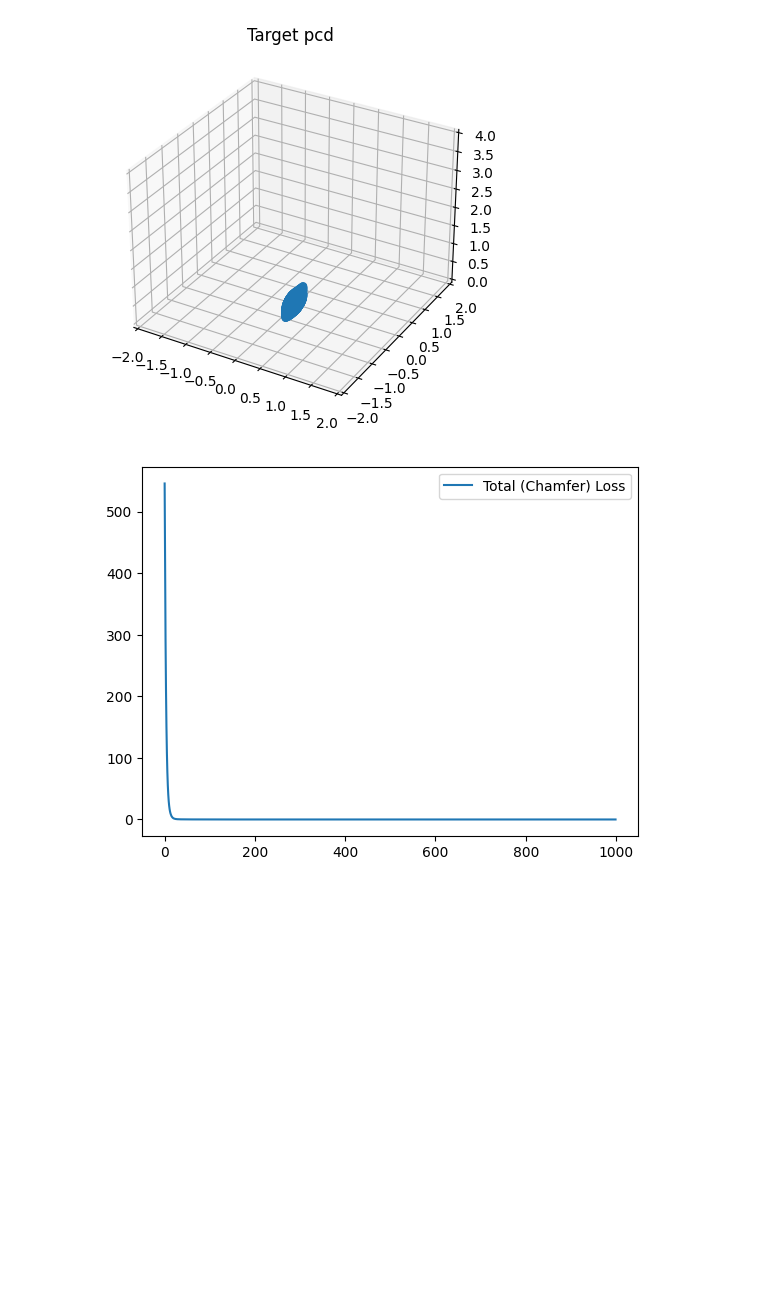
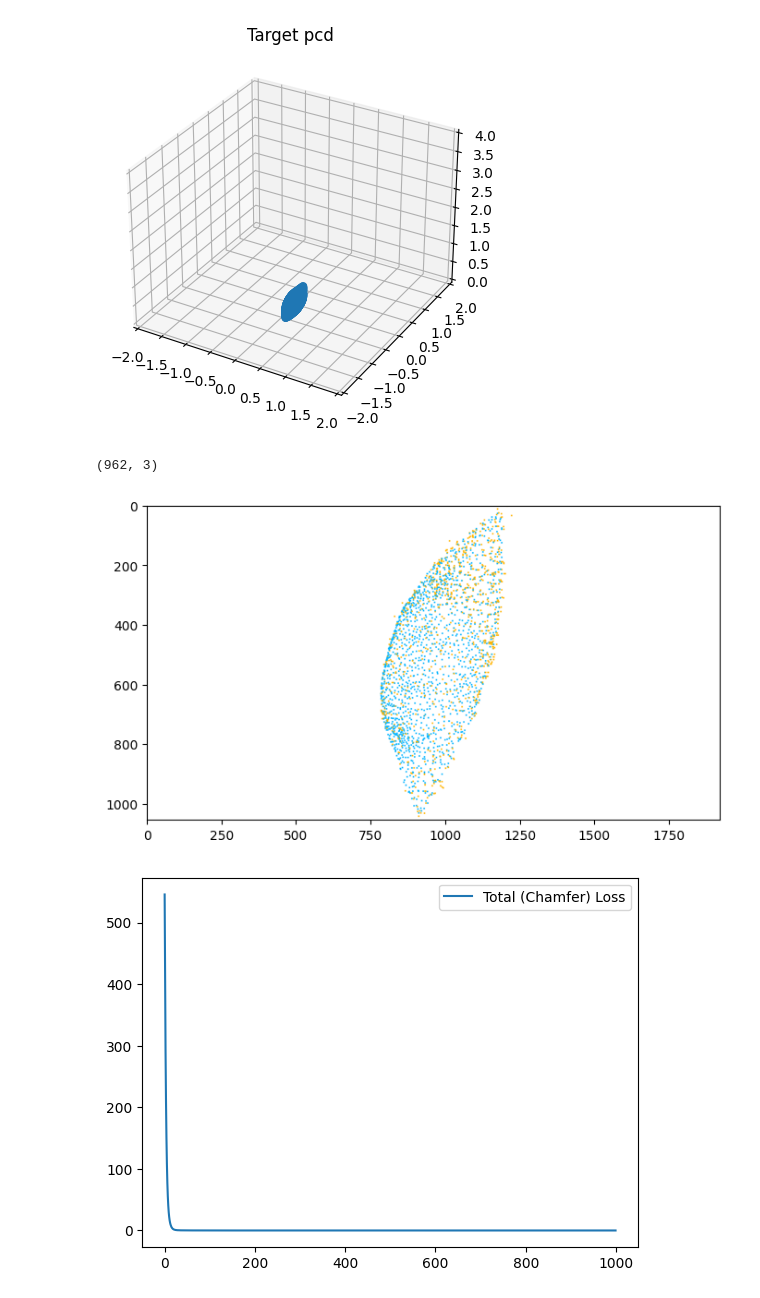
Before and after one commit to astonastonaston/3D_Deep_Learning_HWs, a Jupyter notebook: HW2/HW2/hw2_problem1_final.ipynb, the cells around one changed output. Saved outputs shown, nothing was run; the diff lists cells and outputs as text; code cells hidden in the pictures; blank space fills up the shorter version.

```diff
--- a/HW2/HW2/hw2_problem1_final.ipynb
+++ b/HW2/HW2/hw2_problem1_final.ipynb
@@ -286,6 +286,43 @@ Epoch 990. Chamfer Loss: 0.00013040624098705785
 [figure]
 [figure]
 [figure]
+# %%
+import open3d
+
+vis = open3d.visualization.Visualizer()
+vis.create_window(visible = False)
+
+def draw_geometries(geoms):
+    for g in geoms:
+        vis.add_geometry(g)
+    view_ctl = vis.get_view_control()
+    view_ctl.set_up((0, 1e-4, 1))
+    view_ctl.set_front((0, 0.5, 2))
+    view_ctl.set_lookat((0, 0, 0))
+    # do not change this view point
+    vis.update_renderer()
+    img = vis.capture_screen_float_buffer(True)
+    plt.figure(figsize=(8,6))
+    plt.imshow(np.asarray(img)[::-1, ::-1])
+    for g in geoms:
+        vis.remove_geometry(g)
+
+
+pcd = open3d.geometry.PointCloud()
+pcd1 = open3d.geometry.PointCloud()
+src = vertSrcTen.squeeze(0).detach().numpy()
+tg = vertTgTen.squeeze(0).detach().numpy()
+print(src.shape)
+pcd.points = open3d.utility.Vector3dVector(src)
+pcd.paint_uniform_color([1, 0.706, 0])
+# print(np.asarray(pcd.colors))
+pcd1.points = open3d.utility.Vector3dVector(tg)
+pcd1.paint_uniform_color([0, 0.706, 1])
+
+draw_geometries([pcd, pcd1])
+# %% [output]
+(962, 3)
+[figure, added]
 # %%
 # plot Loss lines
 x = list(range(len(losses)))
```
Also changed, not shown: parts of 1 cell of this notebook, 26 other files.
